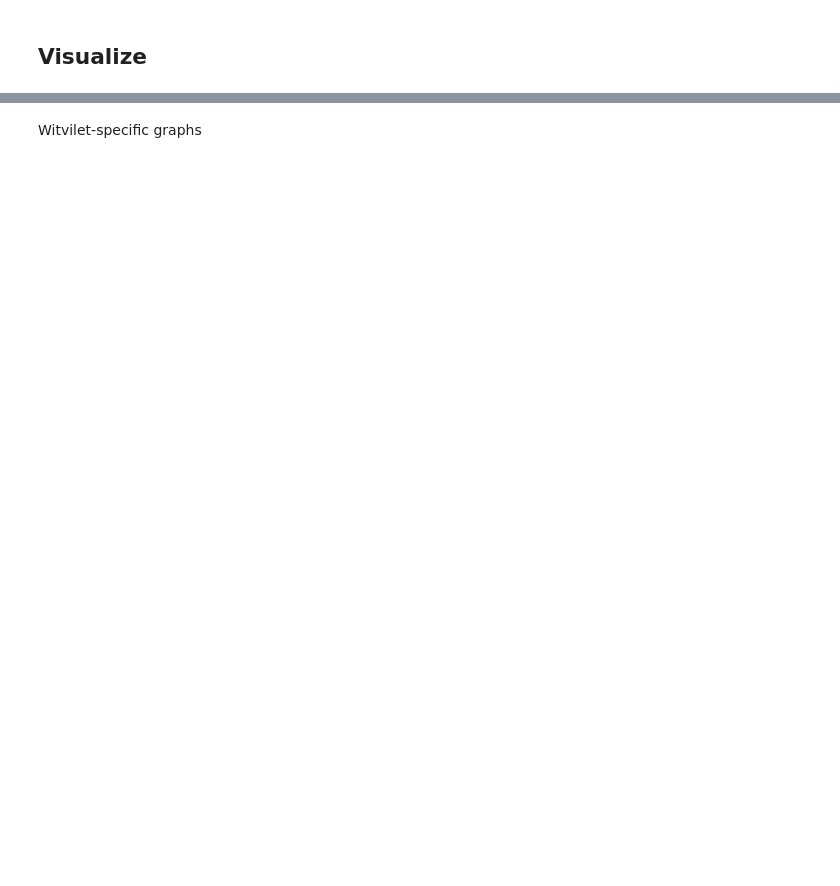
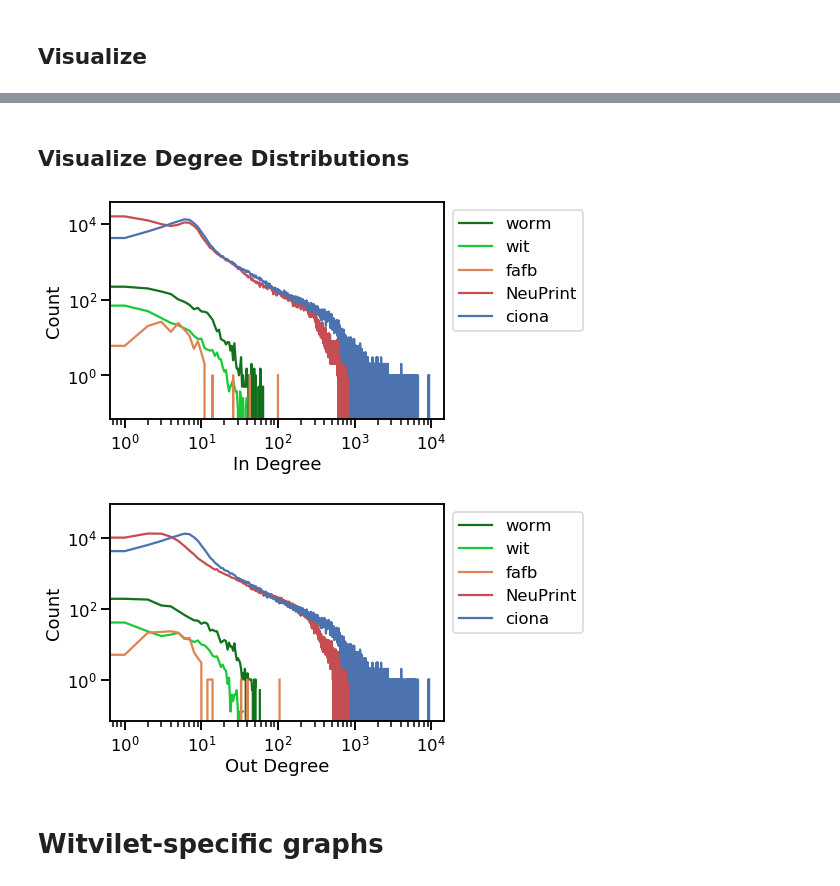
Before and after one commit to neurodata/connectocross, a Jupyter notebook: Graph Stats.ipynb, the cells around one changed output, grey strips where cells are left out. Cells and saved outputs as stored; diff of their text form; code cells hidden in the pictures; blank space fills up the shorter version.

```diff
--- a/Graph Stats.ipynb
+++ b/Graph Stats.ipynb
@@ -146,5 +173,45 @@ fig.savefig("num_weak.png", bbox_inches="tight")
+# %% [markdown]
+## Visualize Degree Distributions
+# %%
+def vis_degree_dist(dd, graph_origin, sex, dd_name):
+    dd_plot = []
+    dd_labels = []
+
+    #Aggregating worm_wiring and witvilet graphs
+    worm = sum(dd[graph_origin=="worm"], [])
+    worm_dd, _ = np.histogram(worm, bins=max(worm))
+    worm_dd = worm_dd/2 #average over sex
+    dd_plot.append(worm_dd)
+    dd_labels.append("worm")
+    wit = sum(dd[graph_origin=="wit"], [])
+    wit_dd, _ = np.histogram(wit, bins=max(wit))
+    wit_dd = wit_dd / len(wit_graphs) #average over age
+    dd_plot.append(wit_dd)
+    dd_labels.append("wit")
+
+    for i, ddi in enumerate(dd):
+        if graph_origin[i] != "wit" and graph_origin[i]!="worm":
+            hist, _ = np.histogram(ddi, bins=max(ddi))
+            dd_plot.append(hist)
+            dd_labels.append(graph_origin[i])
+    #plot
+    fig = plt.figure()
+    plt.hold = True
+    for ddi, dd_label in zip(dd_plot, dd_labels):
+        plt.loglog(ddi, color=graph2color[dd_label], label=dd_label)
+    plt.hold = False
+    plt.xlabel(dd_name)
+    plt.ylabel("Count")
+    plt.legend(bbox_to_anchor=(1, 1))
+    return fig
+
+vis_degree_dist(in_degree, graph_origin, sex, "In Degree")
+_ = vis_degree_dist(out_degree, graph_origin, sex, "Out Degree")
+# %% [output]
+[figure, added]
+[figure, added]
 # %% [markdown]
-Witvilet-specific graphs
+# Witvilet-specific graphs
 # %%
 ages = []
 microscopy_method = []
```
Also changed, not shown: parts of 16 cells of this notebook, 8 other files.
